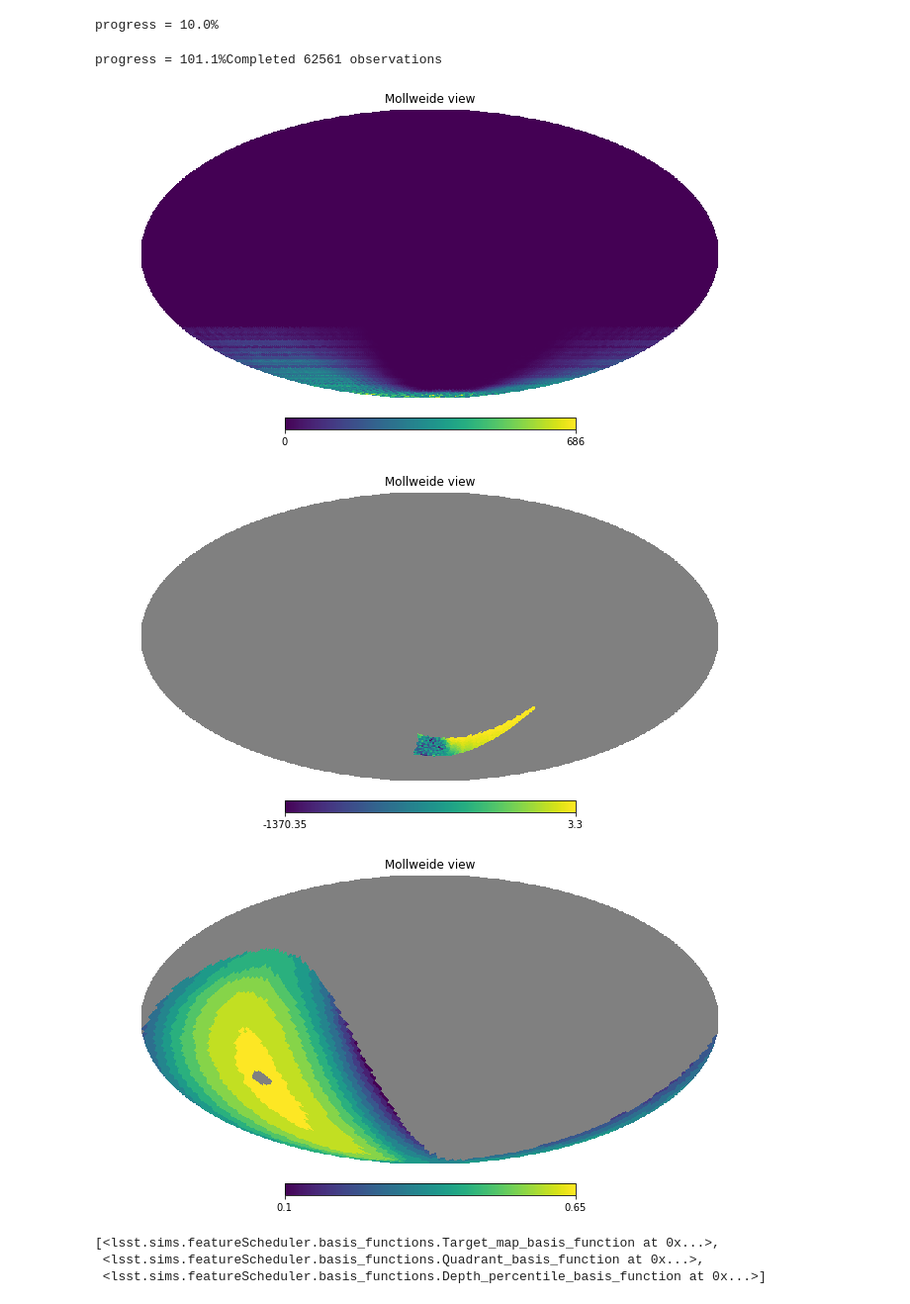
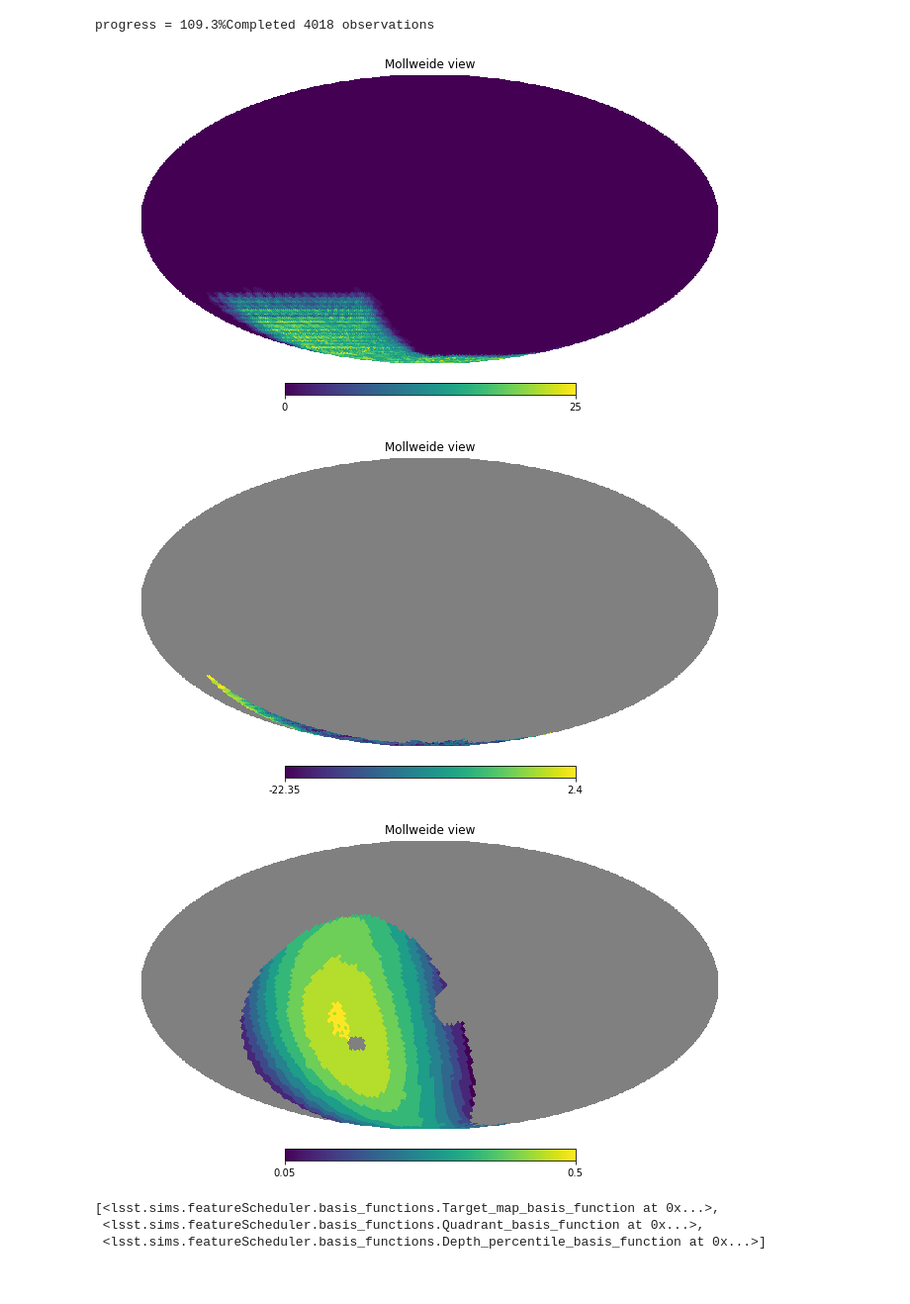
Before and after one commit to lsst-sims/legacy_sims_featureScheduler, a Jupyter notebook: examples/Standards/y_marching_south.ipynb, the cells around one changed output. Shown at 99% size. Drawn from its saved outputs; the diff is of its cells as text; code cells hidden in the pictures.

```diff
--- a/examples/Standards/y_marching_south.ipynb
+++ b/examples/Standards/y_marching_south.ipynb
@@ -6,7 +6,7 @@ from lsst.sims.speedObservatory import Speed_observatory
 import healpy as hp
 import matplotlib.pylab as plt
 # %%
-survey_length = 90  # days
+survey_length = 90 # days
 # Define what we want the final visit ratio map to look like
 target_map = fs.standard_goals()['y']
 bfs = []
@@ -17,7 +17,7 @@ bfs.append(fs.Quadrant_basis_function(quadrants=['S']))
 # throw in the depth percentile for good measure
 bfs.append(fs.Depth_percentile_basis_function())
 
-weights = np.array([20., 1., 1.])
+weights = np.array([10., 1., .5])
 
 survey = fs.Marching_army_survey(bfs, weights)
 scheduler = fs.Core_scheduler([survey])
@@ -27,20 +27,19 @@ observatory, scheduler, observations = fs.sim_runner(observatory, scheduler,
                                                      survey_length=survey_length,
                                                      filename='y_marching_south.db')
 # %% [output]
-progress = 10.0%
+progress = 109.3%Completed 4018 observations
-progress = 101.1%Completed 62561 observations
 # %%
 hp.mollview(scheduler.surveys[0].basis_functions[0].survey_features['N_obs'].feature)
 # %% [output]
-[figure, old version]
+[figure, new version]
 # %%
-hp.mollview(scheduler.surveys[0].reward, rot=[0,-30])
+hp.mollview(scheduler.surveys[0].reward)
 # %% [output]
-[figure, old version]
+[figure, new version]
 # %%
 hp.mollview(scheduler.surveys[0].basis_functions[2]() )
 # %% [output]
-[figure, old version]
+[figure, new version]
 # %%
 scheduler.surveys[0].basis_functions
 # %% [output]
```
Also changed, not shown: parts of 4 cells of this notebook, 1 other file.
